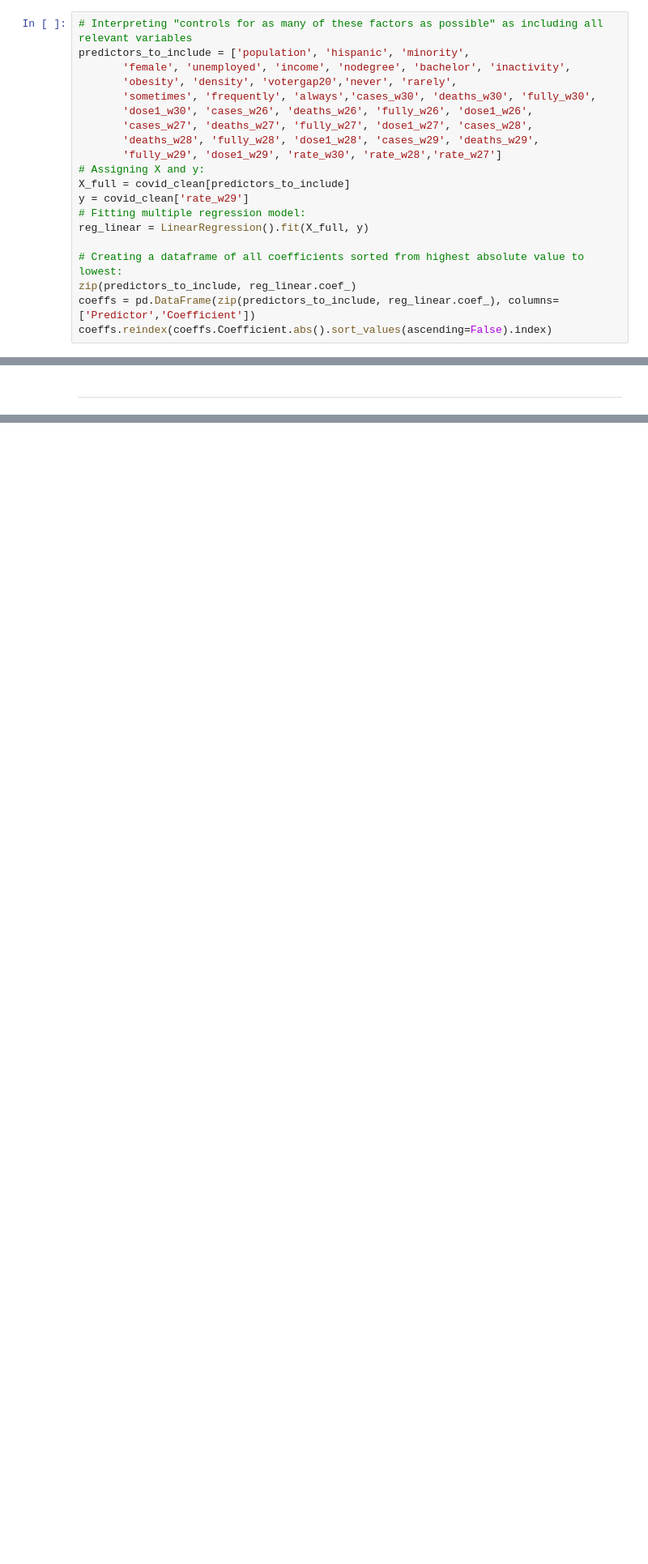
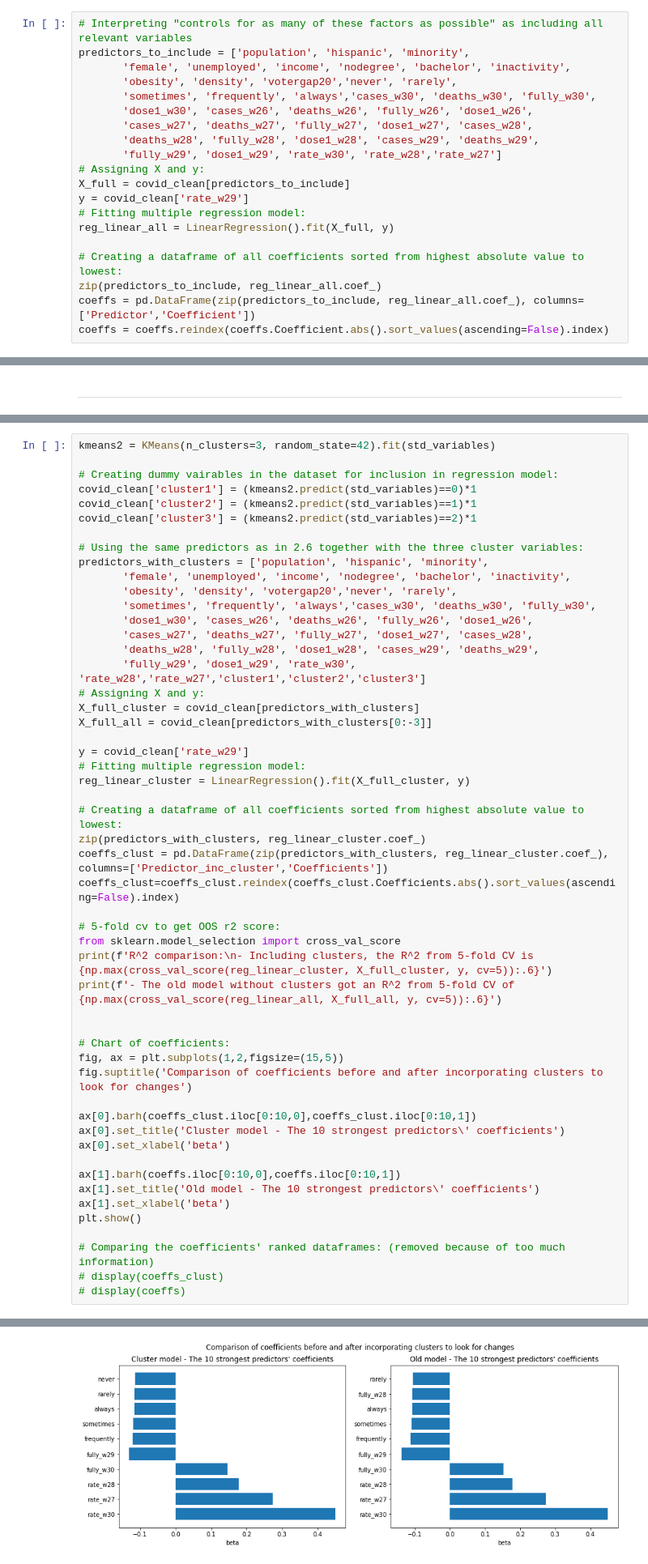
Before and after one commit to kkvalsvik/DataScience_cs109a_Harvard, a Jupyter notebook: cs_s109a_finalexam_2021.ipynb, the cells around one changed output, grey strips where cells are left out. Shown at 81% size. Cells and saved outputs as stored; diff of their text form; blank space fills up the shorter version.

```diff
--- a/cs_s109a_finalexam_2021.ipynb
+++ b/cs_s109a_finalexam_2021.ipynb
@@ -756,9 +756,9 @@ predictors_to_include = ['population', 'hispanic', 'minority',
 X_full = covid_clean[predictors_to_include]
 y = covid_clean['rate_w29']
 # Fitting multiple regression model:
-reg_linear = LinearRegression().fit(X_full, y)
+reg_linear_all = LinearRegression().fit(X_full, y)
 
 # Creating a dataframe of all coefficients sorted from highest absolute value to lowest:
-zip(predictors_to_include, reg_linear.coef_)
-coeffs = pd.DataFrame(zip(predictors_to_include, reg_linear.coef_), columns=['Predictor','Coefficient'])
-coeffs.reindex(coeffs.Coefficient.abs().sort_values(ascending=False).index)
+zip(predictors_to_include, reg_linear_all.coef_)
+coeffs = pd.DataFrame(zip(predictors_to_include, reg_linear_all.coef_), columns=['Predictor','Coefficient'])
+coeffs = coeffs.reindex(coeffs.Coefficient.abs().sort_values(ascending=False).index)
@@ -1221,0 +1174,53 @@ Predicted clusters for each observation = [0 0 0 ... 0 0 0]
+# %%
+kmeans2 = KMeans(n_clusters=3, random_state=42).fit(std_variables)
+
+# Creating dummy vairables in the dataset for inclusion in regression model:
+covid_clean['cluster1'] = (kmeans2.predict(std_variables)==0)*1
+covid_clean['cluster2'] = (kmeans2.predict(std_variables)==1)*1
+covid_clean['cluster3'] = (kmeans2.predict(std_variables)==2)*1
+
+# Using the same predictors as in 2.6 together with the three cluster variables:
+predictors_with_clusters = ['population', 'hispanic', 'minority',
+       'female', 'unemployed', 'income', 'nodegree', 'bachelor', 'inactivity',
+       'obesity', 'density', 'votergap20','never', 'rarely',
+       'sometimes', 'frequently', 'always','cases_w30', 'deaths_w30', 'fully_w30',
+       'dose1_w30', 'cases_w26', 'deaths_w26', 'fully_w26', 'dose1_w26',
+       'cases_w27', 'deaths_w27', 'fully_w27', 'dose1_w27', 'cases_w28',
+       'deaths_w28', 'fully_w28', 'dose1_w28', 'cases_w29', 'deaths_w29',
+       'fully_w29', 'dose1_w29', 'rate_w30', 'rate_w28','rate_w27','cluster1','cluster2','cluster3']
+# Assigning X and y:
+X_full_cluster = covid_clean[predictors_with_clusters]
+X_full_all = covid_clean[predictors_with_clusters[0:-3]]
+
+y = covid_clean['rate_w29']
+# Fitting multiple regression model:
+reg_linear_cluster = LinearRegression().fit(X_full_cluster, y)
+
+# Creating a dataframe of all coefficients sorted from highest absolute value to lowest:
+zip(predictors_with_clusters, reg_linear_cluster.coef_)
+coeffs_clust = pd.DataFrame(zip(predictors_with_clusters, reg_linear_cluster.coef_), columns=['Predictor_inc_cluster','Coefficients'])
+coeffs_clust=coeffs_clust.reindex(coeffs_clust.Coefficients.abs().sort_values(ascending=False).index)
+
+# 5-fold cv to get OOS r2 score:
+from sklearn.model_selection import cross_val_score
+print(f'R^2 comparison:\n- Including clusters, the R^2 from 5-fold CV is {np.max(cross_val_score(reg_linear_cluster, X_full_cluster, y, cv=5)):.6}')
+print(f'- The old model without clusters got an R^2 from 5-fold CV of {np.max(cross_val_score(reg_linear_all, X_full_all, y, cv=5)):.6}')
+
+
+# Chart of coefficients:
+fig, ax = plt.subplots(1,2,figsize=(15,5))
+fig.suptitle('Comparison of coefficients before and after incorporating clusters to look for changes')
+
+ax[0].barh(coeffs_clust.iloc[0:10,0],coeffs_clust.iloc[0:10,1])
+ax[0].set_title('Cluster model - The 10 strongest predictors\' coefficients')
+ax[0].set_xlabel('beta')
+
+ax[1].barh(coeffs.iloc[0:10,0],coeffs.iloc[0:10,1])
+ax[1].set_title('Old model - The 10 strongest predictors\' coefficients')
+ax[1].set_xlabel('beta')
+plt.show()
+
+# Comparing the coefficients' ranked dataframes: (removed because of too much information)
+# display(coeffs_clust)
+# display(coeffs)
+# %% [output]
@@ -1221,0 +1230 @@ Predicted clusters for each observation = [0 0 0 ... 0 0 0]
+[figure, added]
```
Also changed, not shown: parts of 11 cells of this notebook.
